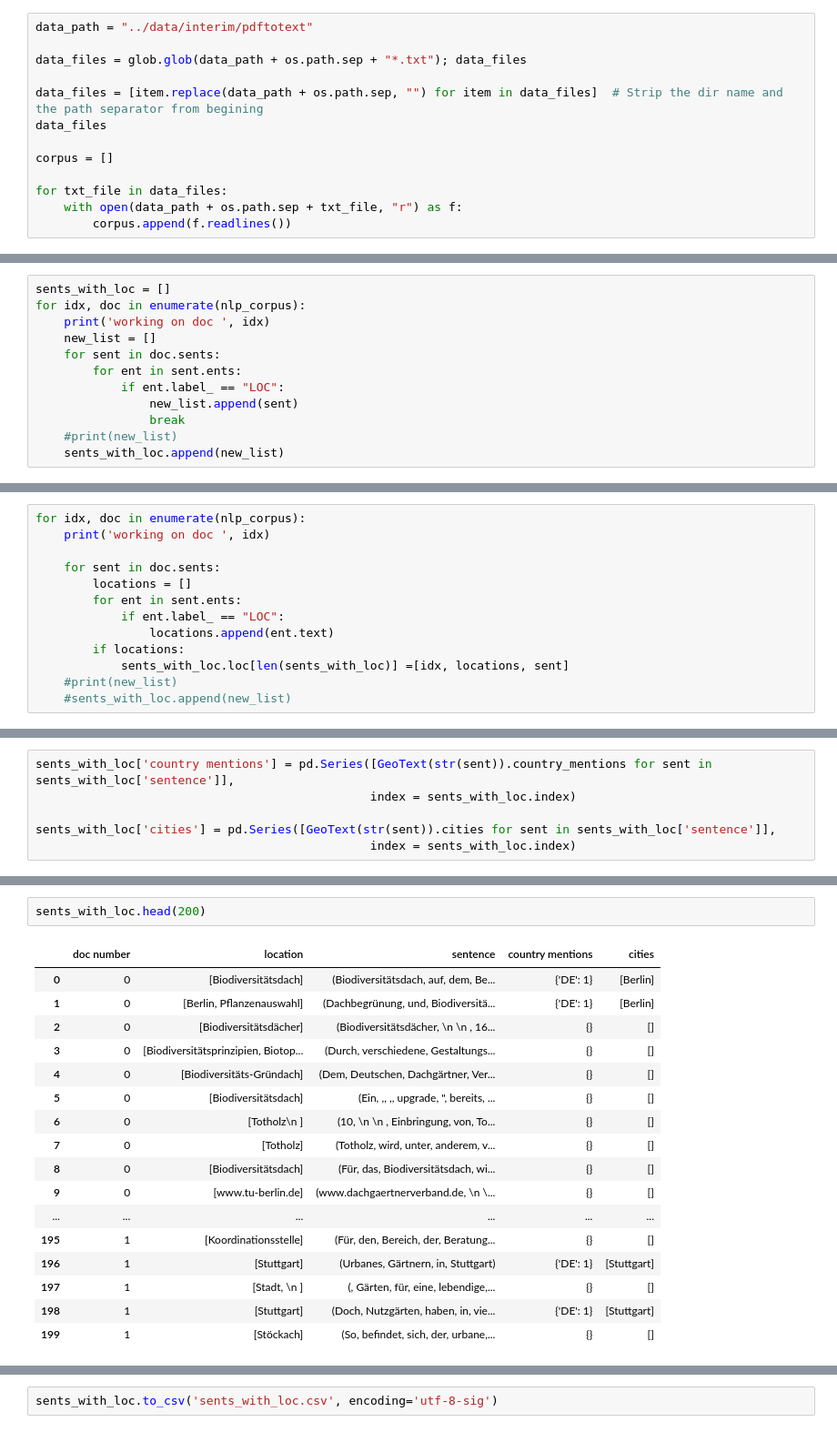
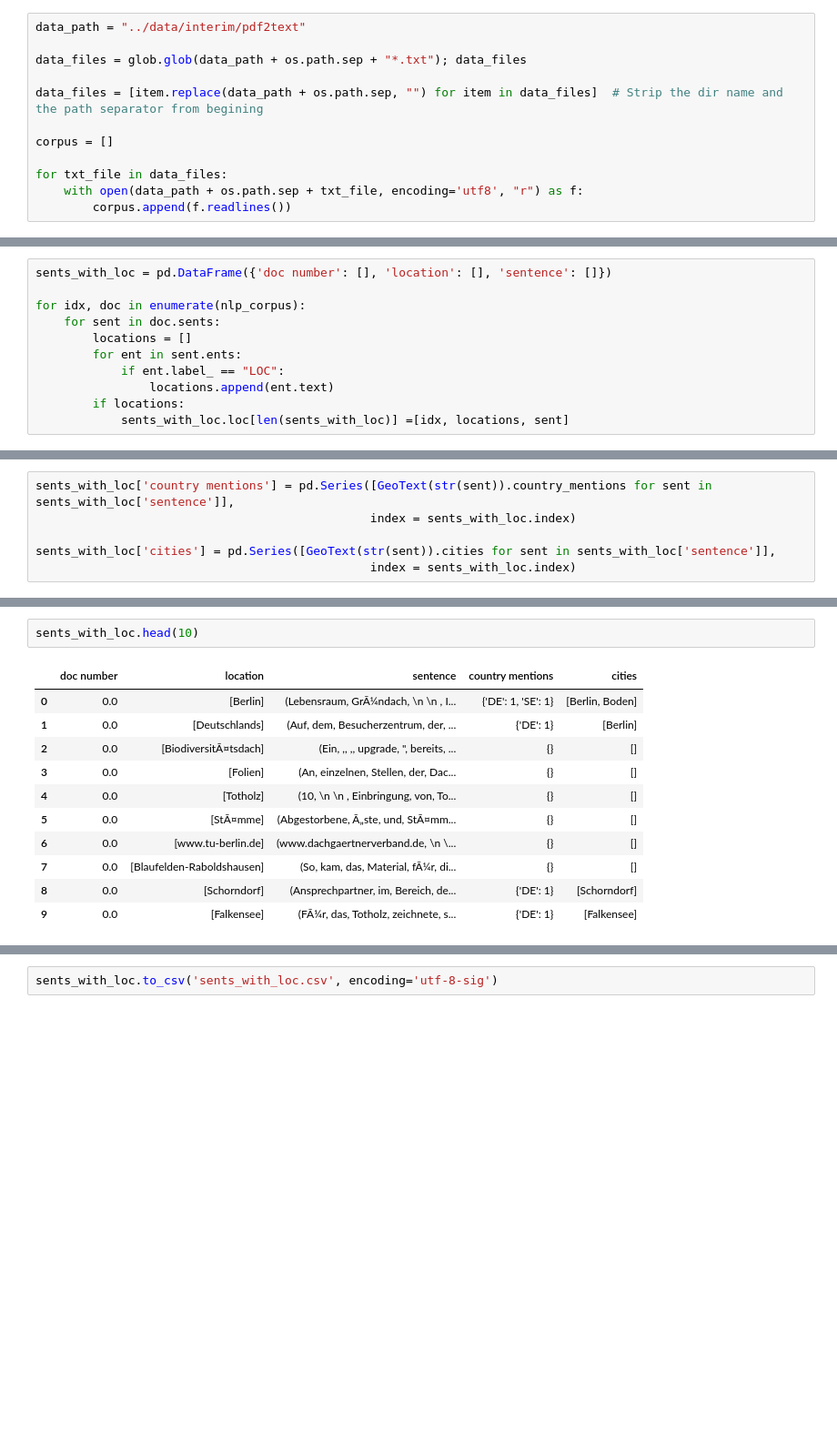
Before and after one commit to danieltsoukup/data4good---GruenStattGrau, a Jupyter notebook: notebooks/2.0_RegDan_locationdetection.ipynb, the cells around one changed output, grey strips where cells are left out. Shown at 91% size. Drawn from its saved outputs; the diff is of its cells as text; blank space fills up the shorter version.

```diff
--- a/notebooks/2.0_RegDan_locationdetection.ipynb
+++ b/notebooks/2.0_RegDan_locationdetection.ipynb
@@ -34,13 +33,12 @@ import glob, os
 # %%
-data_path = "../data/interim/pdftotext"
+data_path = "../data/interim/pdf2text"
 
 data_files = glob.glob(data_path + os.path.sep + "*.txt"); data_files
 
 data_files = [item.replace(data_path + os.path.sep, "") for item in data_files]  # Strip the dir name and the path separator from begining
-data_files
 
 corpus = []
 
 for txt_file in data_files:
-    with open(data_path + os.path.sep + txt_file, "r") as f:
+    with open(data_path + os.path.sep + txt_file, encoding='utf8', "r") as f:
         corpus.append(f.readlines())
@@ -88,12 +63,11 @@ working on nlp
 # %%
-sents_with_loc = []
+sents_with_loc = pd.DataFrame({'doc number': [], 'location': [], 'sentence': []})
+
 for idx, doc in enumerate(nlp_corpus):
-    print('working on doc ', idx)
-    new_list = []
     for sent in doc.sents:
+        locations = []
         for ent in sent.ents:
             if ent.label_ == "LOC":
-                new_list.append(sent)
-                break
-    #print(new_list)
-    sents_with_loc.append(new_list)
+                locations.append(ent.text)
+        if locations:
+            sents_with_loc.loc[len(sents_with_loc)] =[idx, locations, sent]
@@ -125,13 +73,0 @@ sents_with_loc = pd.DataFrame({'doc number': [], 'location': [], 'sentence': []}
-# %%
-for idx, doc in enumerate(nlp_corpus):
-    print('working on doc ', idx)
-
-    for sent in doc.sents:
-        locations = []
-        for ent in sent.ents:
-            if ent.label_ == "LOC":
-                locations.append(ent.text)
-        if locations:
-            sents_with_loc.loc[len(sents_with_loc)] =[idx, locations, sent]
-    #print(new_list)
-    #sents_with_loc.append(new_list)
@@ -267,20 +124,14 @@ import collections
 # %%
-sents_with_loc.head(200)
+sents_with_loc.head(10)
 # %% [output]
 |  | doc number | location | sentence | country mentions | cities |
-| 0 | 0 | [Biodiversitätsdach] | (Biodiversitätsdach, auf, dem, Be... | {'DE': 1} | [Berlin] |
-| 1 | 0 | [Berlin, Pflanzenauswahl] | (Dachbegrünung, und, Biodiversitä... | {'DE': 1} | [Berlin] |
-| 2 | 0 | [Biodiversitätsdächer] | (Biodiversitätsdächer, \n \n , 16... | {} | [] |
-| 3 | 0 | [Biodiversitätsprinzipien, Biotop... | (Durch, verschiedene, Gestaltungs... | {} | [] |
-| 4 | 0 | [Biodiversitäts-Gründach] | (Dem, Deutschen, Dachgärtner, Ver... | {} | [] |
-| 5 | 0 | [Biodiversitätsdach] | (Ein, ,, ,, upgrade, ", bereits, ... | {} | [] |
-| 6 | 0 | [Totholz\n ] | (10, \n \n , Einbringung, von, To... | {} | [] |
-| 7 | 0 | [Totholz] | (Totholz, wird, unter, anderem, v... | {} | [] |
-| 8 | 0 | [Biodiversitätsdach] | (Für, das, Biodiversitätsdach, wi... | {} | [] |
-| 9 | 0 | [www.tu-berlin.de] | (www.dachgaertnerverband.de, \n \... | {} | [] |
-| ... | ... | ... | ... | ... | ... |
-| 195 | 1 | [Koordinationsstelle] | (Für, den, Bereich, der, Beratung... | {} | [] |
-| 196 | 1 | [Stuttgart] | (Urbanes, Gärtnern, in, Stuttgart) | {'DE': 1} | [Stuttgart] |
-| 197 | 1 | [Stadt, \n ] | (­, Gärten, für, eine, lebendige,... | {} | [] |
-| 198 | 1 | [Stuttgart] | (Doch, Nutzgärten, haben, in, vie... | {'DE': 1} | [Stuttgart] |
-| 199 | 1 | [Stöckach] | (So, befindet, sich, der, urbane,... | {} | [] |
+| 0 | 0.0 | [Berlin] | (Lebensraum, GrÃ¼ndach, \n \n , I... | {'DE': 1, 'SE': 1} | [Berlin, Boden] |
+| 1 | 0.0 | [Deutschlands] | (Auf, dem, Besucherzentrum, der, ... | {'DE': 1} | [Berlin] |
+| 2 | 0.0 | [BiodiversitÃ¤tsdach] | (Ein, ,, ,, upgrade, ", bereits, ... | {} | [] |
+| 3 | 0.0 | [Folien] | (An, einzelnen, Stellen, der, Dac... | {} | [] |
+| 4 | 0.0 | [Totholz] | (10, \n \n , Einbringung, von, To... | {} | [] |
+| 5 | 0.0 | [StÃ¤mme] | (Abgestorbene, Ã„ste, und, StÃ¤mm... | {} | [] |
+| 6 | 0.0 | [www.tu-berlin.de] | (www.dachgaertnerverband.de, \n \... | {} | [] |
+| 7 | 0.0 | [Blaufelden-Raboldshausen] | (So, kam, das, Material, fÃ¼r, di... | {} | [] |
+| 8 | 0.0 | [Schorndorf] | (Ansprechpartner, im, Bereich, de... | {'DE': 1} | [Schorndorf] |
+| 9 | 0.0 | [Falkensee] | (FÃ¼r, das, Totholz, zeichnete, s... | {'DE': 1} | [Falkensee] |
```
Also changed, not shown: parts of 103 cells of this notebook.
